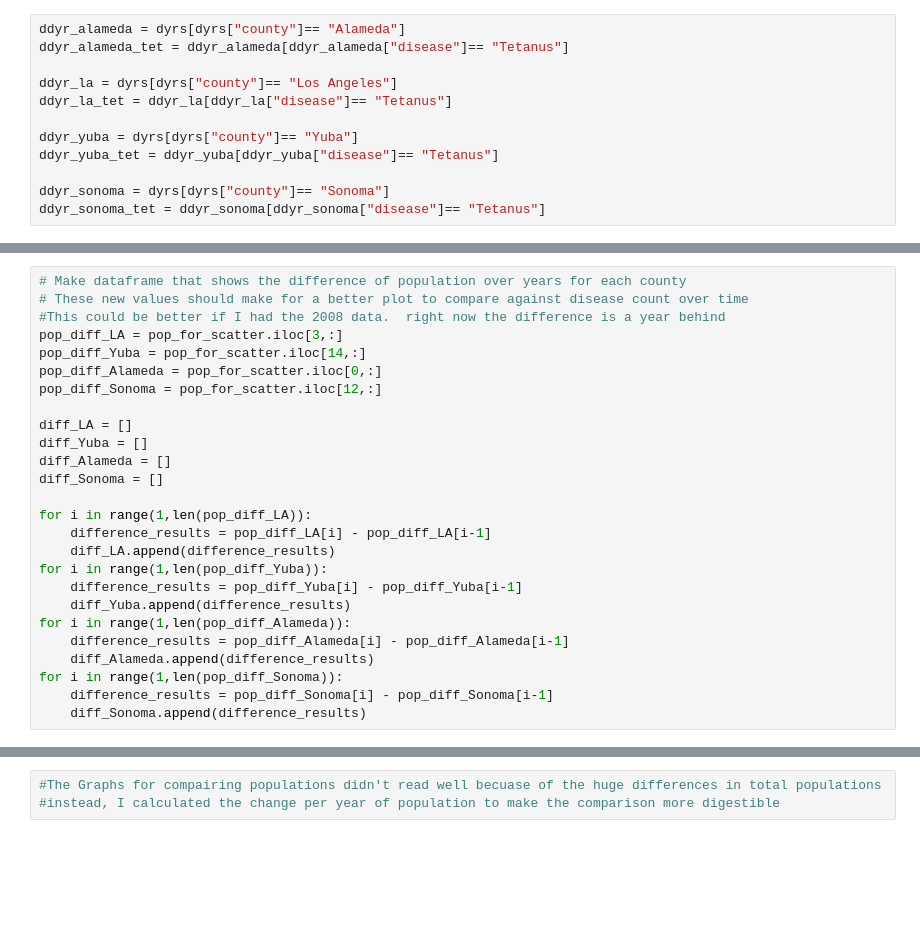
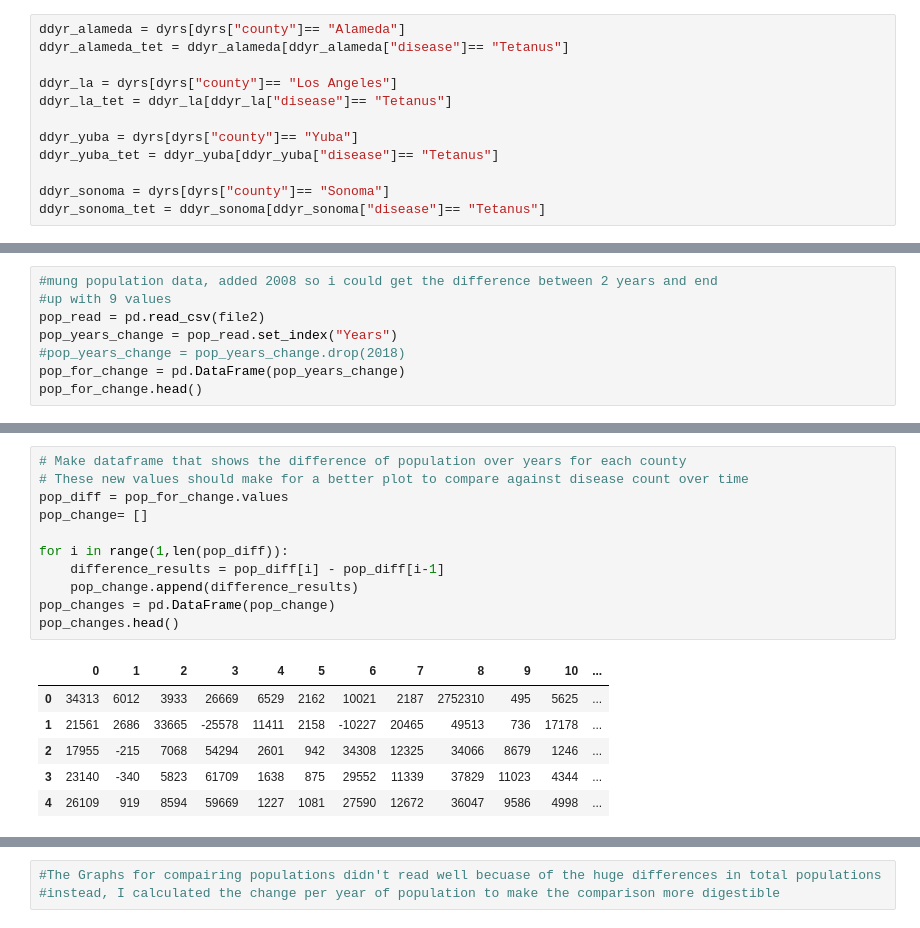
Before and after one commit to GCutaiar/group-project1, a Jupyter notebook: Resource/scatter_plots_clay.ipynb, the cells around one changed output, grey strips where cells are left out. Saved outputs shown, nothing was run; the diff lists cells and outputs as text; blank space fills up the shorter version.

```diff
--- a/Resource/scatter_plots_clay.ipynb
+++ b/Resource/scatter_plots_clay.ipynb
@@ -125,26 +145,8 @@ pop_for_scatter.head()
-# %%
-# Make dataframe that shows the difference of population over years for each county
-# These new values should make for a better plot to compare against disease count over time
-#This could be better if I had the 2008 data.  right now the difference is a year behind
-pop_diff_LA = pop_for_scatter.iloc[3,:]
-pop_diff_Yuba = pop_for_scatter.iloc[14,:]
-pop_diff_Alameda = pop_for_scatter.iloc[0,:]
-pop_diff_Sonoma = pop_for_scatter.iloc[12,:]
-
-diff_LA = []
-diff_Yuba = []
-diff_Alameda = []
-diff_Sonoma = []
-
-for i in range(1,len(pop_diff_LA)):
-    difference_results = pop_diff_LA[i] - pop_diff_LA[i-1]
-    diff_LA.append(difference_results)
-for i in range(1,len(pop_diff_Yuba)):
-    difference_results = pop_diff_Yuba[i] - pop_diff_Yuba[i-1]
-    diff_Yuba.append(difference_results)
-for i in range(1,len(pop_diff_Alameda)):
-    difference_results = pop_diff_Alameda[i] - pop_diff_Alameda[i-1]
-    diff_Alameda.append(difference_results)
-for i in range(1,len(pop_diff_Sonoma)):
-    difference_results = pop_diff_Sonoma[i] - pop_diff_Sonoma[i-1]
-    diff_Sonoma.append(difference_results)
+# %%
+#mung population data, added 2008 so i could get the difference between 2 years and end
+#up with 9 values
+pop_read = pd.read_csv(file2)
+pop_years_change = pop_read.set_index("Years")
+#pop_years_change = pop_years_change.drop(2018)
+pop_for_change = pd.DataFrame(pop_years_change)
+pop_for_change.head()
@@ -150,0 +161,18 @@ for i in range(1,len(pop_diff_Sonoma)):
+# %%
+# Make dataframe that shows the difference of population over years for each county
+# These new values should make for a better plot to compare against disease count over time
+pop_diff = pop_for_change.values
+pop_change= []
+
+for i in range(1,len(pop_diff)):
+    difference_results = pop_diff[i] - pop_diff[i-1]
+    pop_change.append(difference_results)
+pop_changes = pd.DataFrame(pop_change)
+pop_changes.head()
+# %% [output]
+|  | 0 | 1 | 2 | 3 | 4 | 5 | 6 | 7 | 8 | 9 | 10 | ... |
+| 0 | 34313 | 6012 | 3933 | 26669 | 6529 | 2162 | 10021 | 2187 | 2752310 | 495 | 5625 | ... |
+| 1 | 21561 | 2686 | 33665 | -25578 | 11411 | 2158 | -10227 | 20465 | 49513 | 736 | 17178 | ... |
+| 2 | 17955 | -215 | 7068 | 54294 | 2601 | 942 | 34308 | 12325 | 34066 | 8679 | 1246 | ... |
+| 3 | 23140 | -340 | 5823 | 61709 | 1638 | 875 | 29552 | 11339 | 37829 | 11023 | 4344 | ... |
+| 4 | 26109 | 919 | 8594 | 59669 | 1227 | 1081 | 27590 | 12672 | 36047 | 9586 | 4998 | ... |
```
Also changed, not shown: parts of 17 cells of this notebook, 2 other files.
